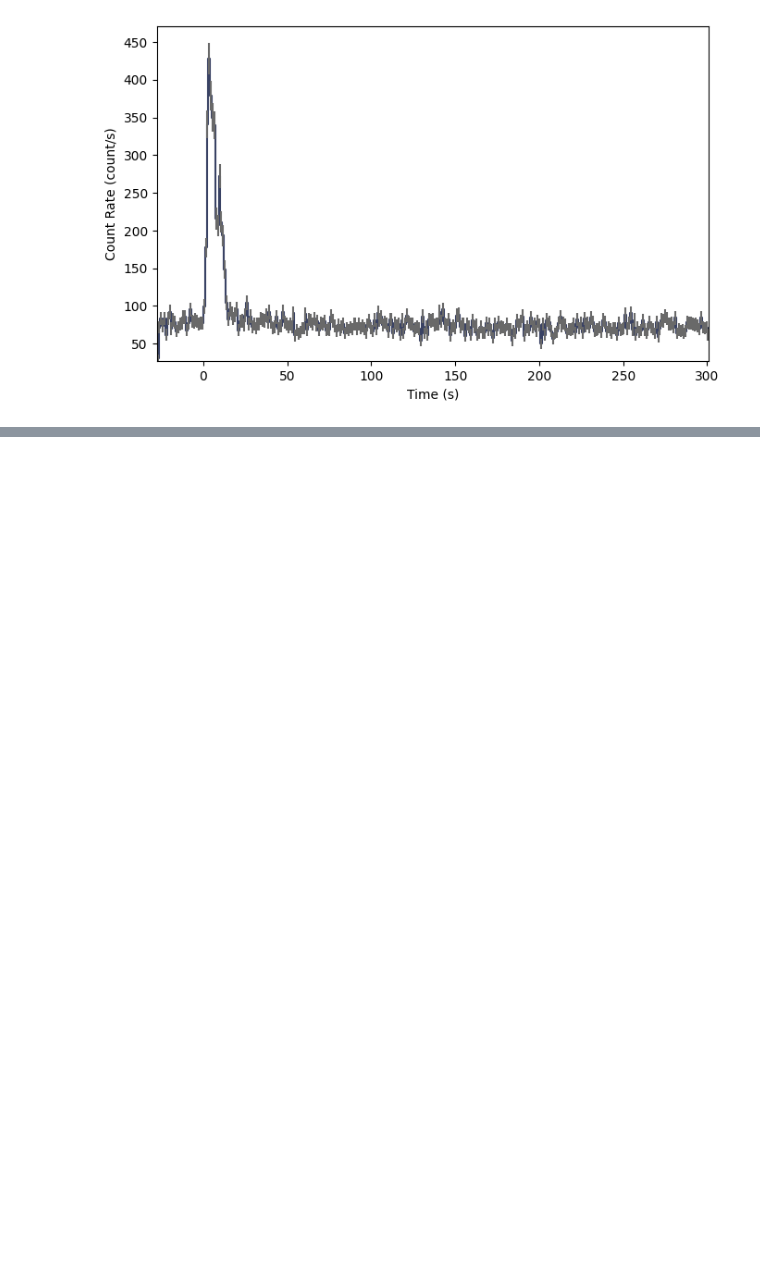
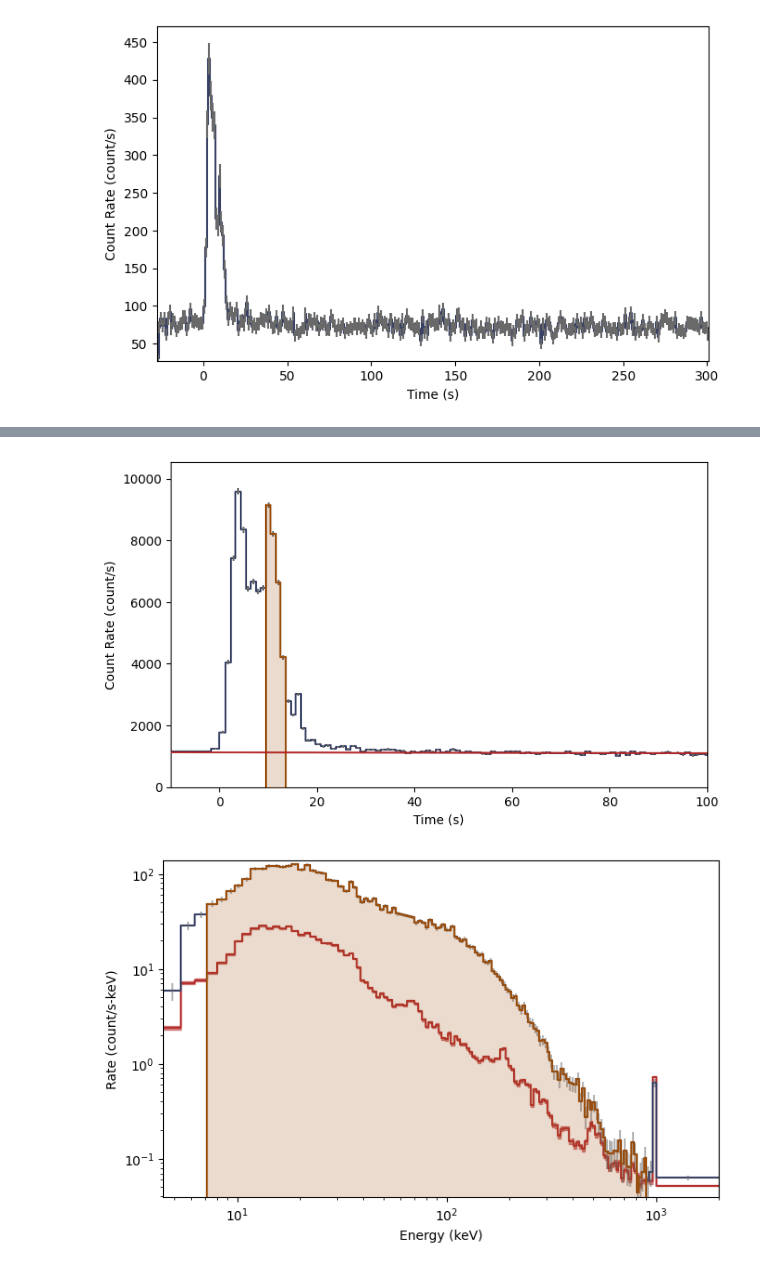
Before and after one commit to Reegh/Astro-GRBs, a Jupyter notebook: LightCurve_Test/bn090926181.ipynb, the cells around one changed output, grey strips where cells are left out. Drawn from its saved outputs; the diff is of its cells as text; code cells hidden in the pictures; blank space fills up the shorter version.

```diff
--- a/LightCurve_Test/bn090926181.ipynb
+++ b/LightCurve_Test/bn090926181.ipynb
@@ -82,0 +104,28 @@ _ = [specplot.add_selection(src_spec) for specplot, src_spec in zip(specplots, s
+# %%
+# the lightcurves
+data_lcs = cspecs.to_lightcurve(energy_range=erange)
+# the energy-integrated background
+bkgd_lcs = bkgds.integrate_energy(*erange)
+# the source time selection
+src_lcs = cspecs.to_lightcurve(time_range=src_range, energy_range=erange)
+
+# the count spectrum
+data_specs = cspecs.to_spectrum(time_range=src_range)
+# the time-integrated background
+bkgd_specs = bkgds.integrate_time(*src_range)
+# the energy selection
+src_specs = cspecs.to_spectrum(time_range=src_range, energy_range=erange)
+
+# Plot the lightcurves with the selections and background fit
+lcplots = [Lightcurve(data=data_lc, background=bkgd_lc) for data_lc, bkgd_lc in zip(data_lcs, bkgd_lcs)]
+_ = [lcplot.add_selection(src_lc) for lcplot, src_lc in zip(lcplots, src_lcs)]
+# zoom in
+for lcplot in lcplots:
+    lcplot.xlim = view_range
+
+# Plot the spectra with the selections and background fit
+specplots = [Spectrum(data=data_spec, background=bkgd_spec) for data_spec, bkgd_spec in zip(data_specs, bkgd_specs)]
+_ = [specplot.add_selection(src_spec) for specplot, src_spec in zip(specplots, src_specs)]
+# %% [output]
+[figure, added]
+[figure, added]
```
Also changed, not shown: parts of 12 cells of this notebook, 1 other file.
